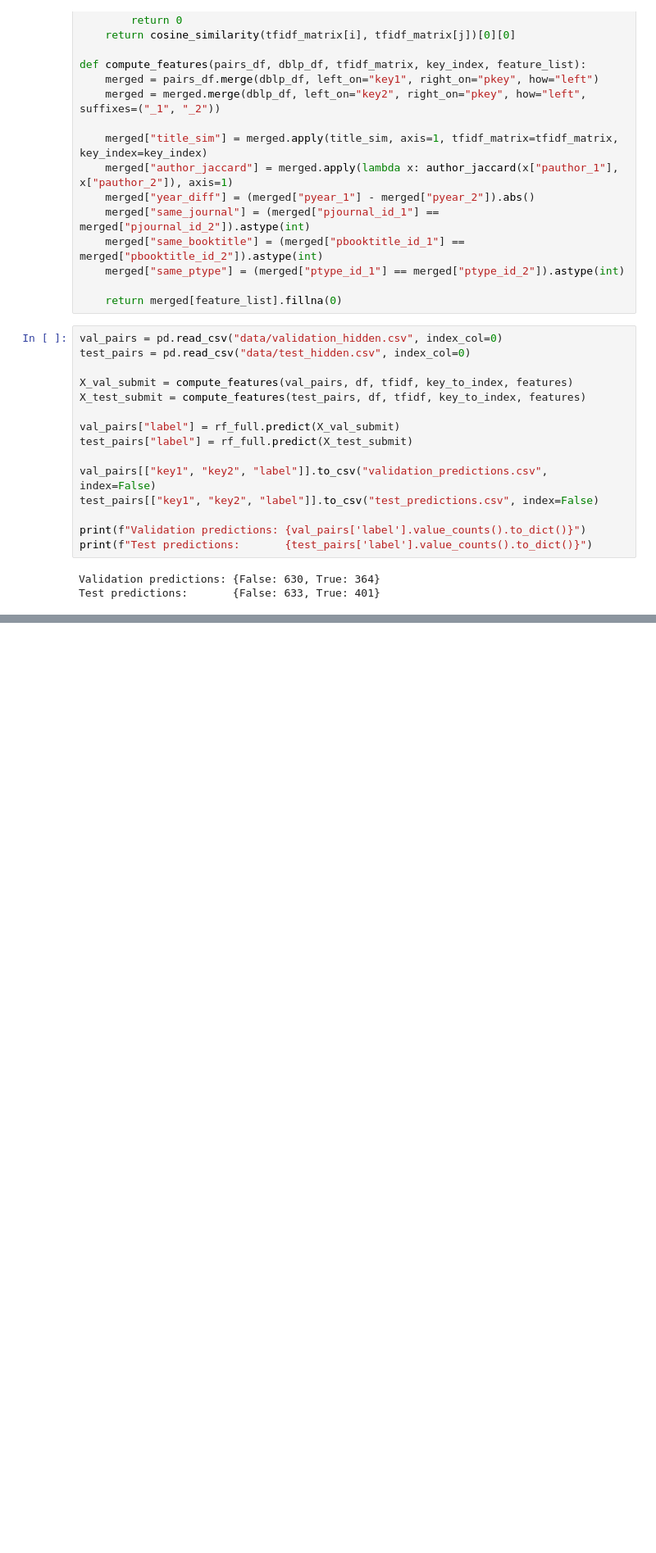
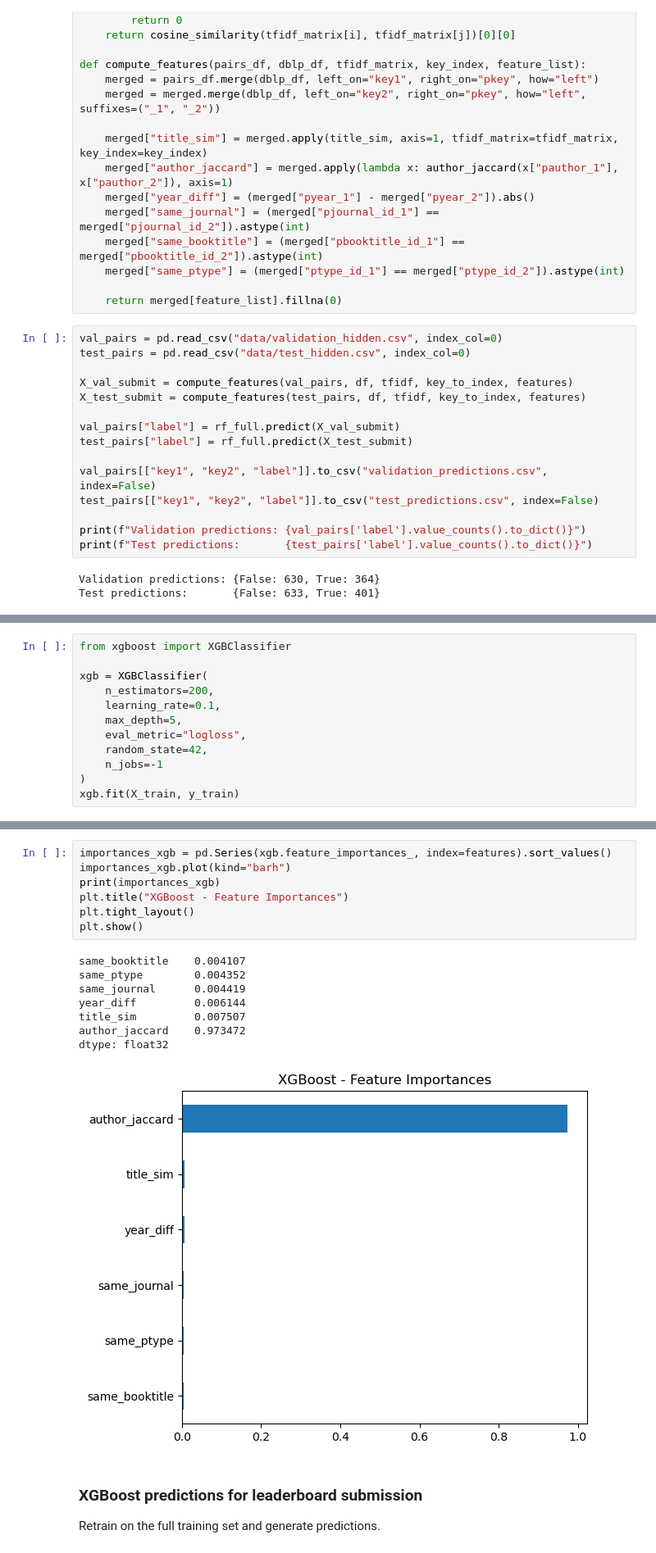
Before and after one commit to nagliskaro/big_data_g2, a Jupyter notebook: eda.ipynb, the cells around one changed output, grey strips where cells are left out. Shown at 82% size. Saved outputs shown, nothing was run; the diff lists cells and outputs as text; blank space fills up the shorter version.

Commit message:
Added XGboost v1

```diff
--- a/eda.ipynb
+++ b/eda.ipynb
@@ -1682,0 +1687,12 @@ Test predictions:       {False: 633, True: 401}
+# %%
+from xgboost import XGBClassifier
+
+xgb = XGBClassifier(
+    n_estimators=200,
+    learning_rate=0.1,
+    max_depth=5,
+    eval_metric="logloss",
+    random_state=42,
+    n_jobs=-1
+)
+xgb.fit(X_train, y_train)
@@ -1682,0 +1728,20 @@ Test predictions:       {False: 633, True: 401}
+# %%
+importances_xgb = pd.Series(xgb.feature_importances_, index=features).sort_values()
+importances_xgb.plot(kind="barh")
+print(importances_xgb)
+plt.title("XGBoost - Feature Importances")
+plt.tight_layout()
+plt.show()
+# %% [output]
+same_booktitle    0.004107
+same_ptype        0.004352
+same_journal      0.004419
+year_diff         0.006144
+title_sim         0.007507
+author_jaccard    0.973472
+dtype: float32
+[figure, added]
+# %% [markdown]
+### XGBoost predictions for leaderboard submission
+
+Retrain on the full training set and generate predictions.
```
Also changed, not shown: parts of 10 cells of this notebook, 1 other file.
